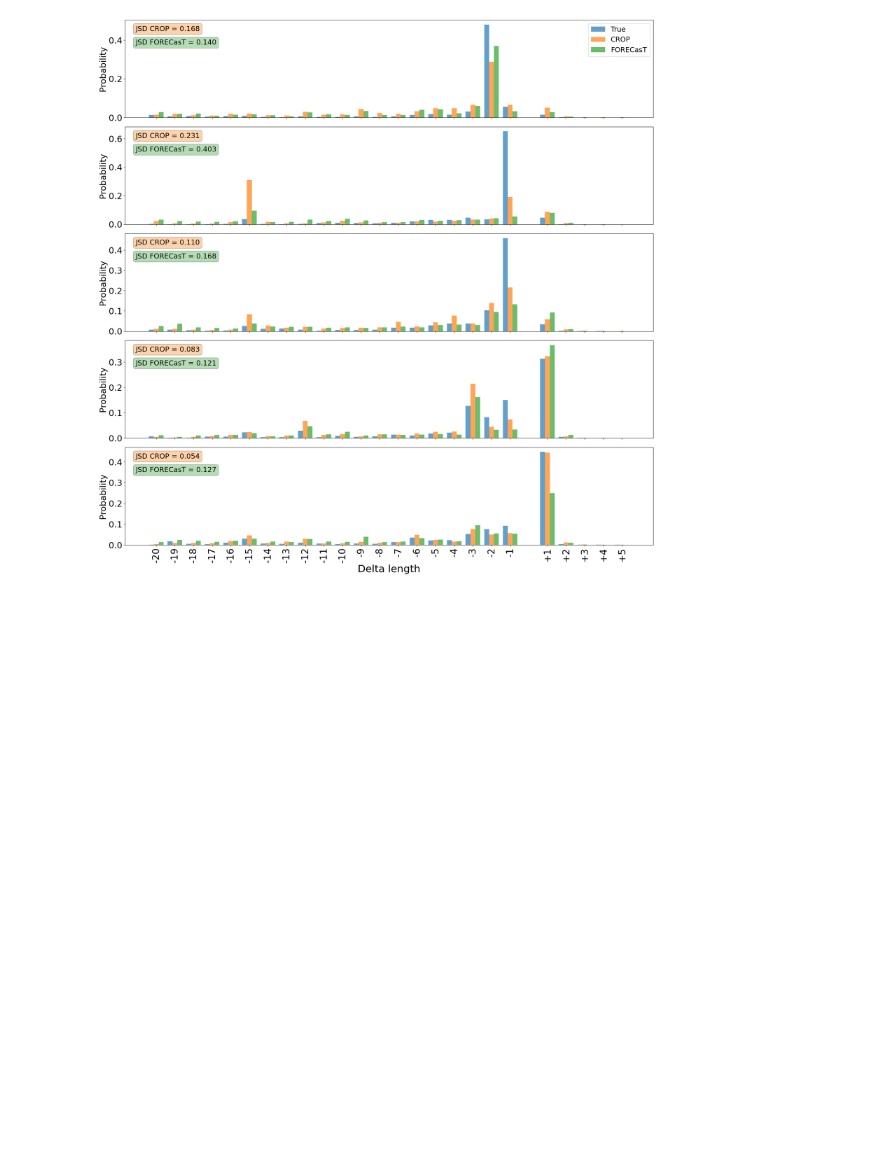
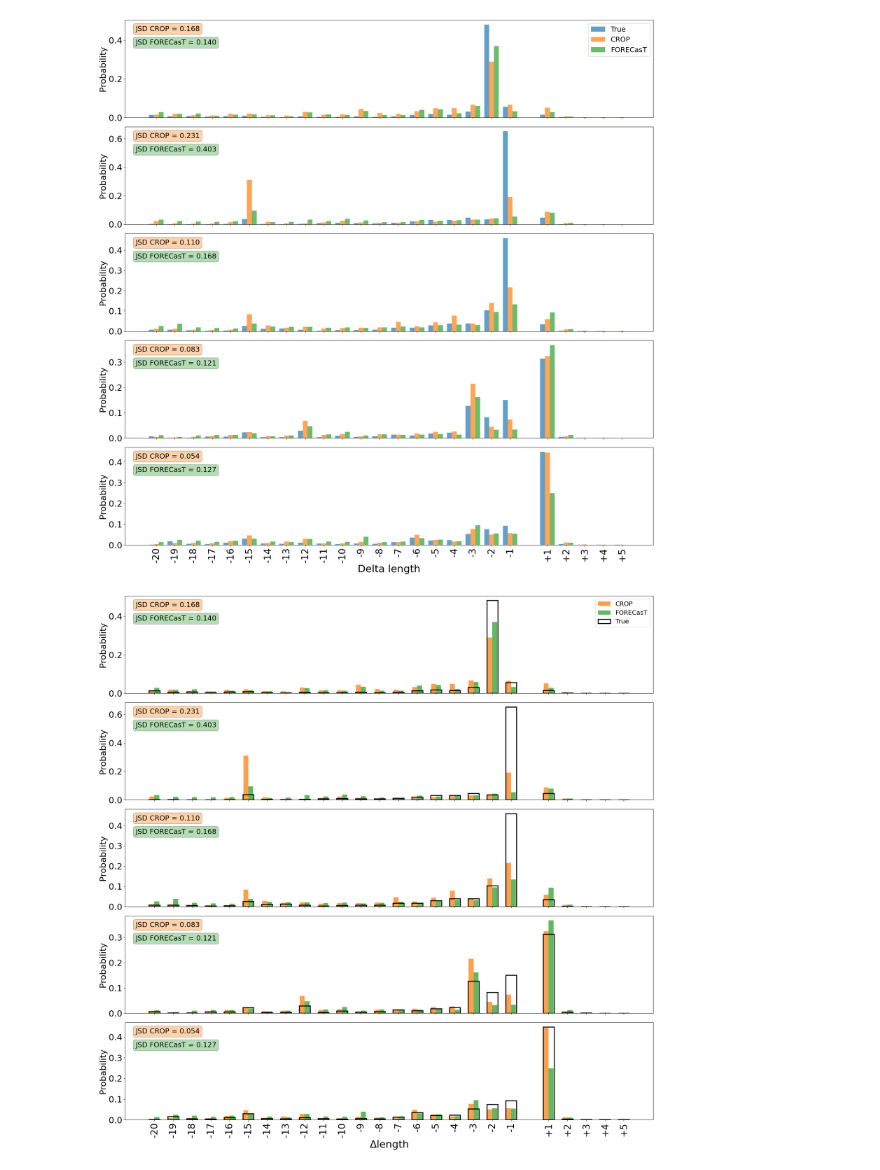
Before and after one commit to OrensteinLab/CROP, a Jupyter notebook: plots/additional_graphs.ipynb, the cells around one changed output. Saved outputs shown, nothing was run; the diff lists cells and outputs as text; code cells hidden in the pictures; blank space fills up the shorter version.

```diff
--- a/plots/additional_graphs.ipynb
+++ b/plots/additional_graphs.ipynb
@@ -398,3 +398,80 @@ SPROUT rows analyzed (FORECasT): 1598
 SPROUT mean JSD (FORECasT):      0.181396
 SPROUT std JSD (FORECasT):       0.098314
 [figure]
+# %%
+# Variant plot: CROP + FORECasT filled bars, True as spanning outline
+# (Requires the previous cell to be run first.)
+
+num_examples_variant = 5
+use_log_scale = False  # toggle to True for log-scale probability axis
+
+sprout_examples_variant = (
+    sprout_df[sprout_df["JSD_SPROUT_CROP"].notna()]
+    .sort_values("read_count_sprout", ascending=False)
+    .head(num_examples_variant)
+)
+
+fig, axes = plt.subplots(num_examples_variant, 1, figsize=(20, 4 * num_examples_variant), sharex=True)
+if num_examples_variant == 1:
+    axes = [axes]
+
+for ax in axes:
+    ax.set_xticks(plot_positions_sprout)
+    ax.set_xticklabels(plot_labels_sprout, rotation=90, fontsize=24)
+    ax.tick_params(axis="y", labelsize=22)
+
+for ax, (_, row) in zip(axes, sprout_examples_variant.iterrows()):
+    key = (str(row["Target sequence"]), int(row["PAM position"]))
+
+    t = row[sprout_true_cols].to_numpy(dtype=float)
+    c = row[sprout_pred_cols].to_numpy(dtype=float)
+    tn = _normalize(t)
+    cn = _normalize(c)
+    fn = forecast_distribution_for_key(key, sprout_pos_array)
+
+    if fn is None:
+        fn = np.zeros_like(tn)
+
+    # Two model bars centered around each delta position
+    model_w = 0.26
+    crop_x = plot_positions_sprout - model_w / 2
+    forecast_x = plot_positions_sprout + model_w / 2
+
+    # True outline spans both model bars (+ tiny padding)
+    true_span_w = model_w * 2 + 0.06
+
+    # Filled model bars
+    ax.bar(crop_x, cn[plot_mask_sprout], width=model_w, label="CROP", alpha=0.75, color="tab:orange")
+    ax.bar(forecast_x, fn[plot_mask_sprout], width=model_w, label="FORECasT", alpha=0.75, color="tab:green")
+
+    # True as transparent outline spanning both model bars
+    ax.bar(
+        plot_positions_sprout,
+        tn[plot_mask_sprout],
+        width=true_span_w,
+        label="True",
+        facecolor="none",
+        edgecolor="black",
+        linewidth=2.4,
+        zorder=5,
+    )
+
+    ax.text(0.02, 0.94, f"JSD CROP = {row['JSD_SPROUT_CROP']:.3f}", transform=ax.transAxes,
+            ha="left", va="top", fontsize=18,
+            bbox=dict(boxstyle="round", facecolor="tab:orange", alpha=0.35))
+    ax.text(0.02, 0.80, f"JSD FORECasT = {row['JSD_SPROUT_FORECAST']:.3f}", transform=ax.transAxes,
+            ha="left", va="top", fontsize=18,
+            bbox=dict(boxstyle="round", facecolor="tab:green", alpha=0.35))
+
+    if use_log_scale:
+        ax.set_yscale("log")
+
+    ax.set_ylabel("Probability", fontsize=22)
+
+axes[-1].set_xlabel("$\Delta$length", fontsize=26)
+axes[0].legend(fontsize=16, loc="upper right", frameon=True)
+plt.tight_layout()
+plt.savefig("delta_length_distributions_v3.pdf")
+plt.show()
+# %% [output]
+[figure, added]
```
Also changed, not shown: 1 other file.
